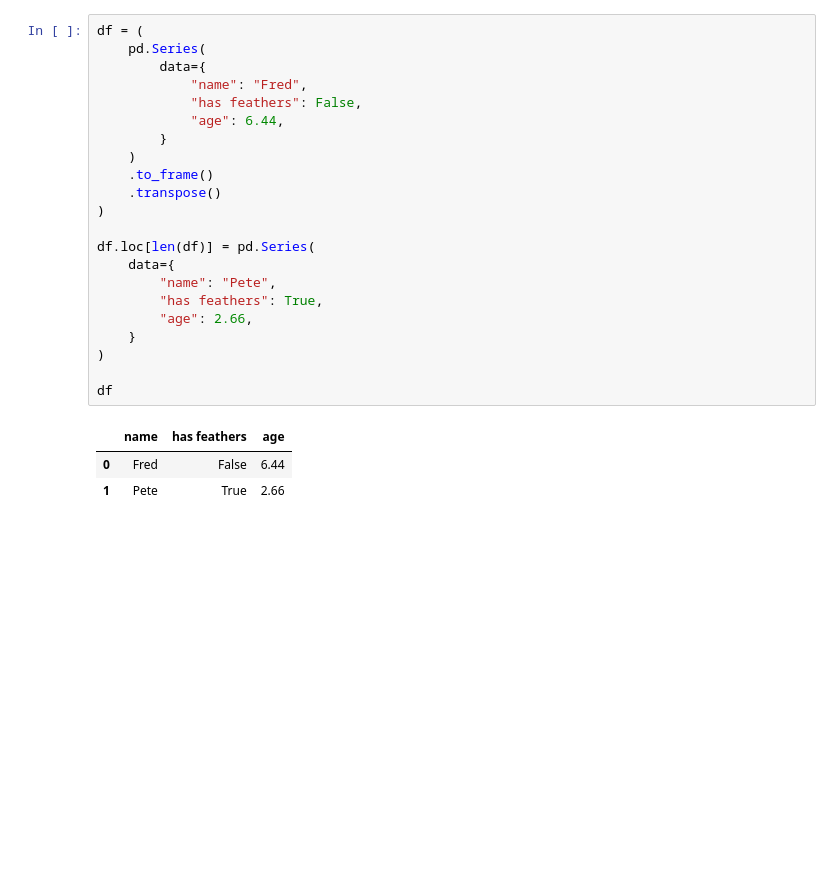
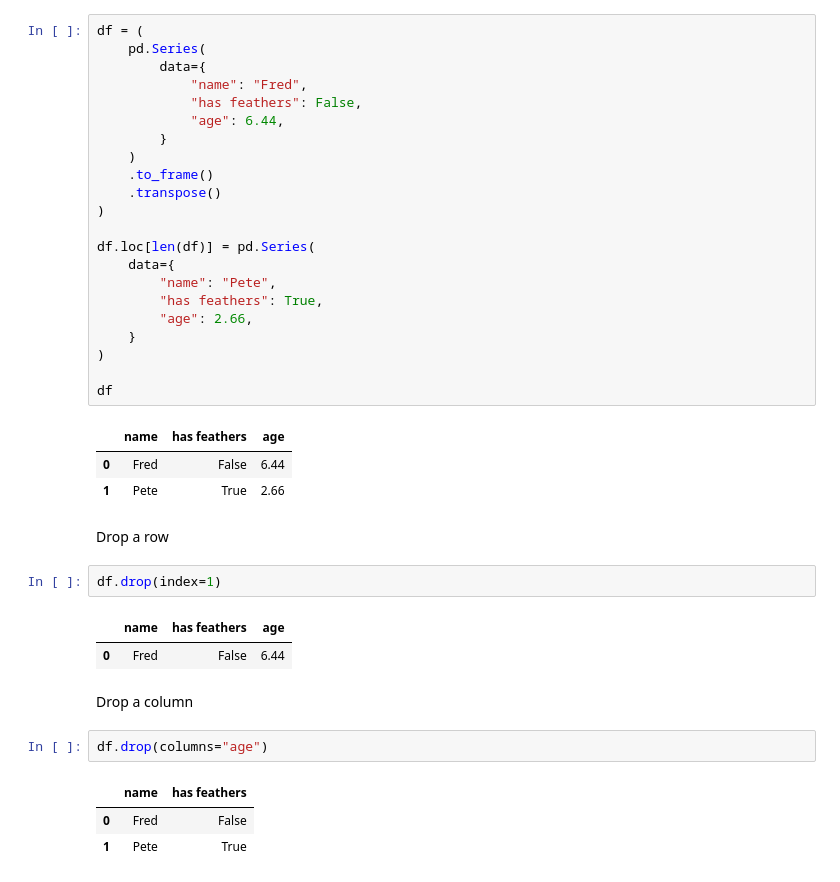
Before and after one commit to johnmarcovici/demo-notebooks, a Jupyter notebook: pandas_demos.ipynb, the cells around one changed output. Cells and saved outputs as stored; diff of their text form; blank space fills up the shorter version.

Commit message:
Dropping rows or columns

```diff
--- a/pandas_demos.ipynb
+++ b/pandas_demos.ipynb
@@ -636,3 +637,18 @@ df
 |  | name | has feathers | age |
 | 0 | Fred | False | 6.44 |
 | 1 | Pete | True | 2.66 |
+# %% [markdown]
+Drop a row
+# %%
+df.drop(index=1)
+# %% [output]
+|  | name | has feathers | age |
+| 0 | Fred | False | 6.44 |
+# %% [markdown]
+Drop a column
+# %%
+df.drop(columns="age")
+# %% [output]
+|  | name | has feathers |
+| 0 | Fred | False |
+| 1 | Pete | True |
```
Also changed, not shown: parts of 3 cells of this notebook.
